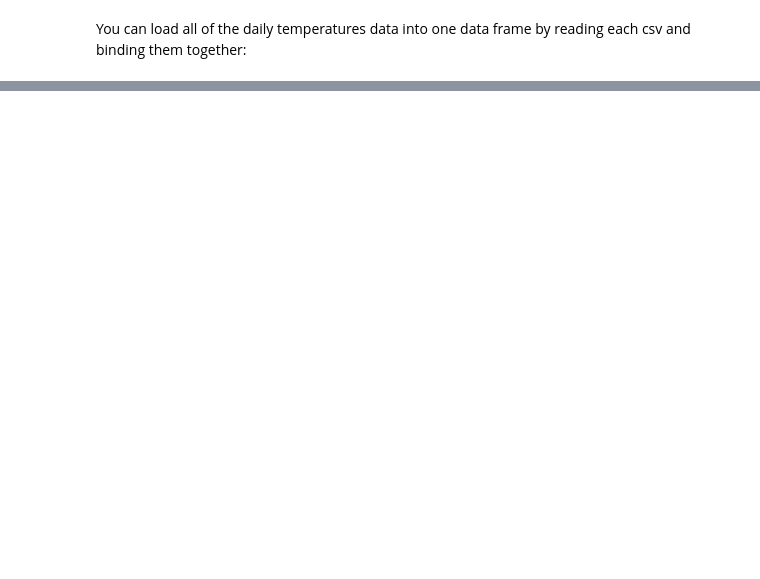
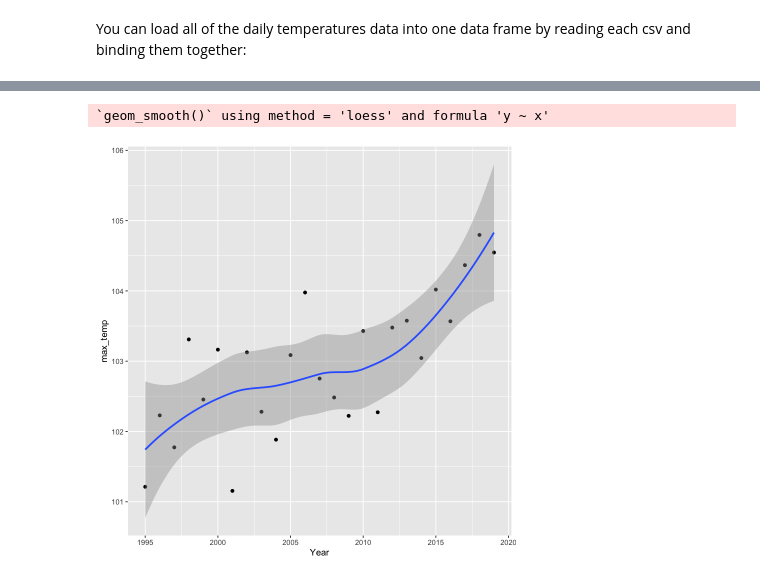
Before and after one commit to MatthewJWhittle/NCW2021, a Jupyter notebook: Introduction-R.ipynb, the cells around one changed output, grey strips where cells are left out. Cells and saved outputs as stored; diff of their text form; code cells hidden in the pictures; blank space fills up the shorter version.

```diff
--- a/Introduction-R.ipynb
+++ b/Introduction-R.ipynb
@@ -147,0 +144,7 @@ A spec_tbl_df: 4361224 × 8
+# %%
+regional_max <-
+    city_temps %>%
+    group_by(Region, Year) %>%
+    summarise(max_temp = max(monthly_average, na.rm = TRUE))
+
+head(regional_max)
@@ -147,0 +164,4 @@ A spec_tbl_df: 4361224 × 8
+# %%
+middle_east_ann_max <- regional_max %>% filter(Region == "Middle East")
+
+head(middle_east_ann_max)
@@ -147,0 +184,8 @@ A spec_tbl_df: 4361224 × 8
+# %%
+ggplot(middle_east_ann_max,
+        aes(x = Year, y = max_temp)) +
+    geom_point() +
+    geom_smooth()
+# %% [output]
+`geom_smooth()` using method = 'loess' and formula 'y ~ x'
+[figure, added]
```
Also changed, not shown: parts of 15 cells of this notebook, 12 other files.
